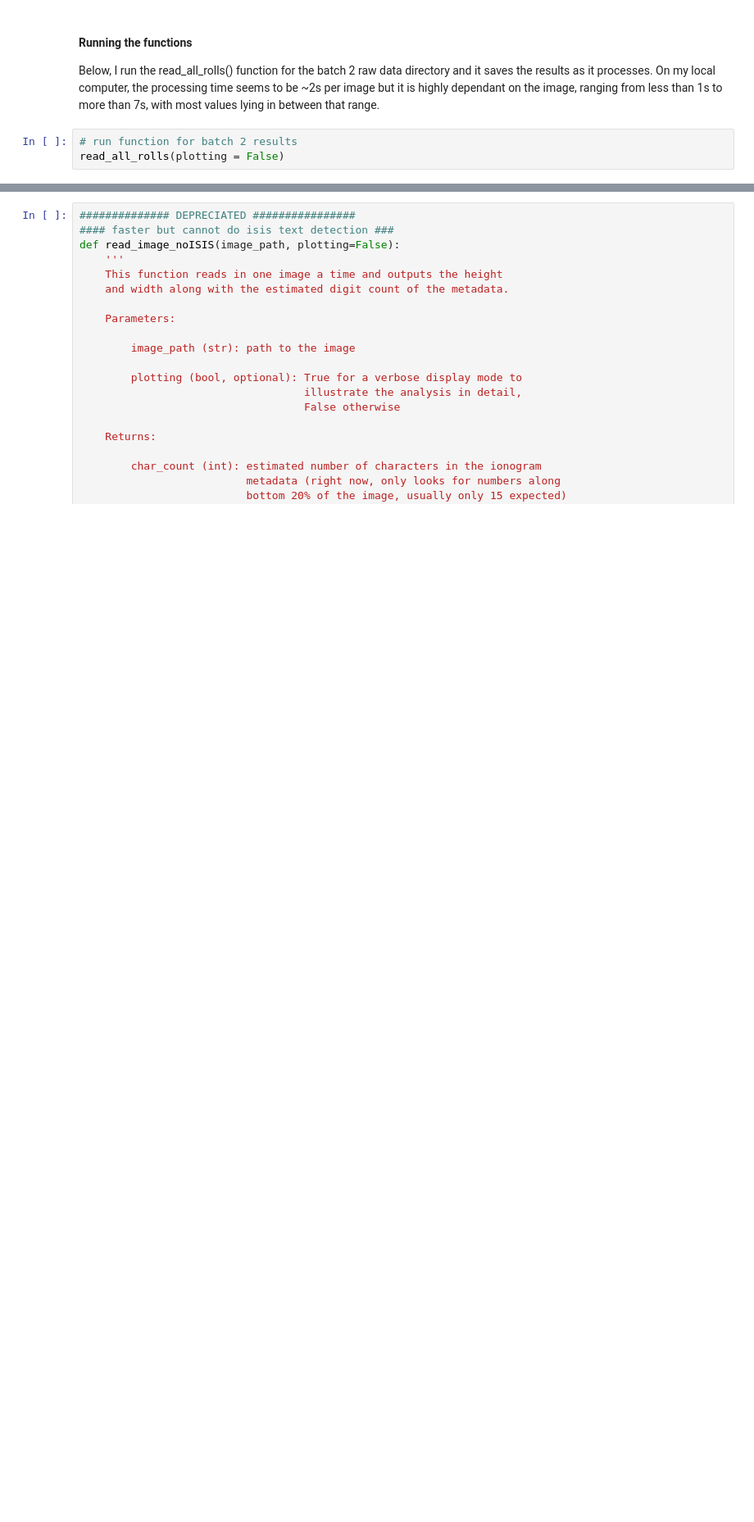
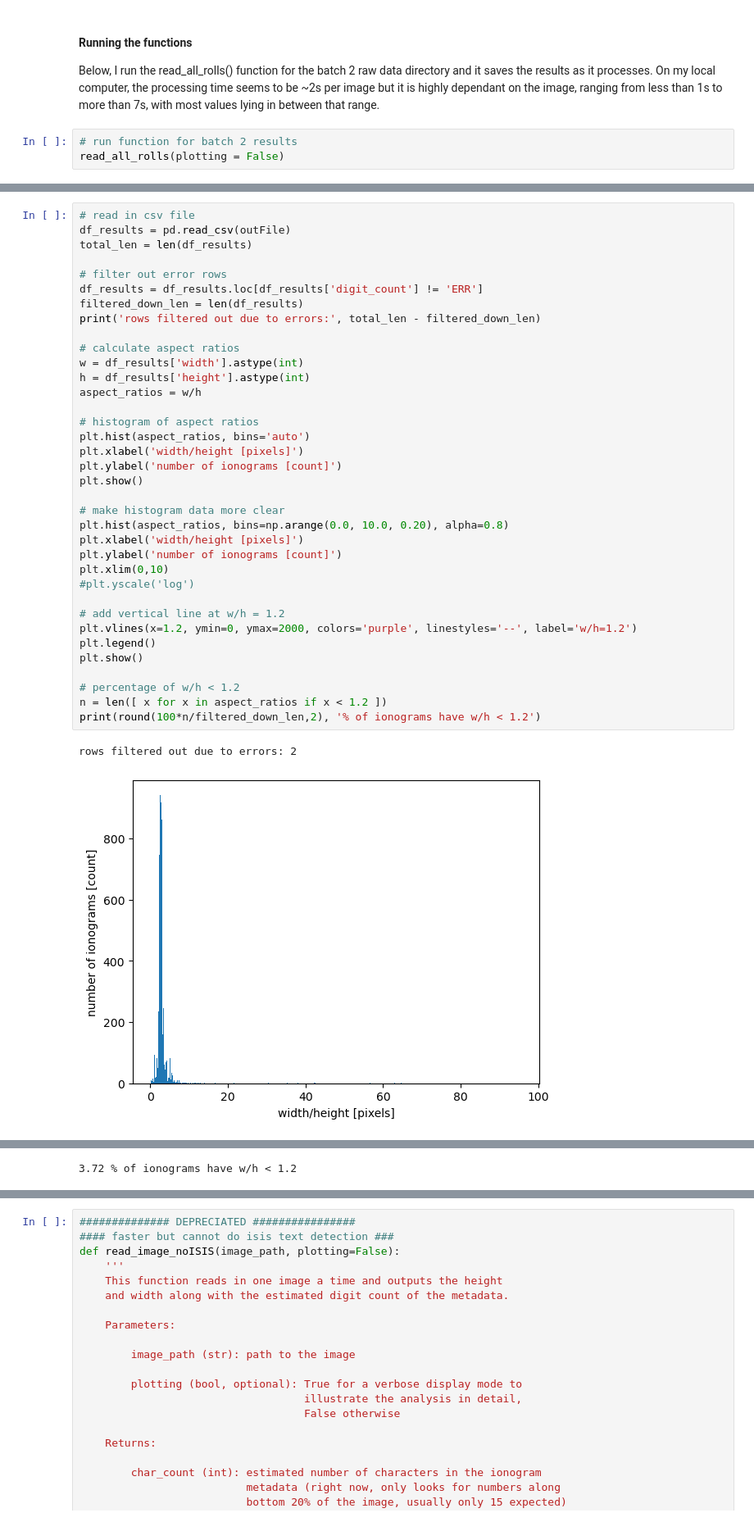
Before and after one commit to asc-csa/Alouette_ISIS_extract, a Jupyter notebook: 19_Scan Error Detection - BATCH II.ipynb, the cells around one changed output, grey strips where cells are left out. Shown at 82% size. Drawn from its saved outputs; the diff is of its cells as text; blank space fills up the shorter version.

```diff
--- a/19_Scan Error Detection - BATCH II.ipynb
+++ b/19_Scan Error Detection - BATCH II.ipynb
@@ -302,0 +305,39 @@ read_all_rolls(plotting = False)
+# %%
+# read in csv file
+df_results = pd.read_csv(outFile)
+total_len = len(df_results)
+
+# filter out error rows
+df_results = df_results.loc[df_results['digit_count'] != 'ERR']
+filtered_down_len = len(df_results)
+print('rows filtered out due to errors:', total_len - filtered_down_len)
+
+# calculate aspect ratios
+w = df_results['width'].astype(int)
+h = df_results['height'].astype(int)
+aspect_ratios = w/h
+
+# histogram of aspect ratios
+plt.hist(aspect_ratios, bins='auto')
+plt.xlabel('width/height [pixels]')
+plt.ylabel('number of ionograms [count]')
+plt.show()
+
+# make histogram data more clear
+plt.hist(aspect_ratios, bins=np.arange(0.0, 10.0, 0.20), alpha=0.8)
+plt.xlabel('width/height [pixels]')
+plt.ylabel('number of ionograms [count]')
+plt.xlim(0,10)
+#plt.yscale('log')
+
+# add vertical line at w/h = 1.2
+plt.vlines(x=1.2, ymin=0, ymax=2000, colors='purple', linestyles='--', label='w/h=1.2')
+plt.legend()
+plt.show()
+
+# percentage of w/h < 1.2
+n = len([ x for x in aspect_ratios if x < 1.2 ])
+print(round(100*n/filtered_down_len,2), '% of ionograms have w/h < 1.2')
+# %% [output]
+rows filtered out due to errors: 2
+[figure, added]
@@ -302,0 +345 @@ read_all_rolls(plotting = False)
+3.72 % of ionograms have w/h < 1.2
```
Also changed, not shown: parts of 7 cells of this notebook.
